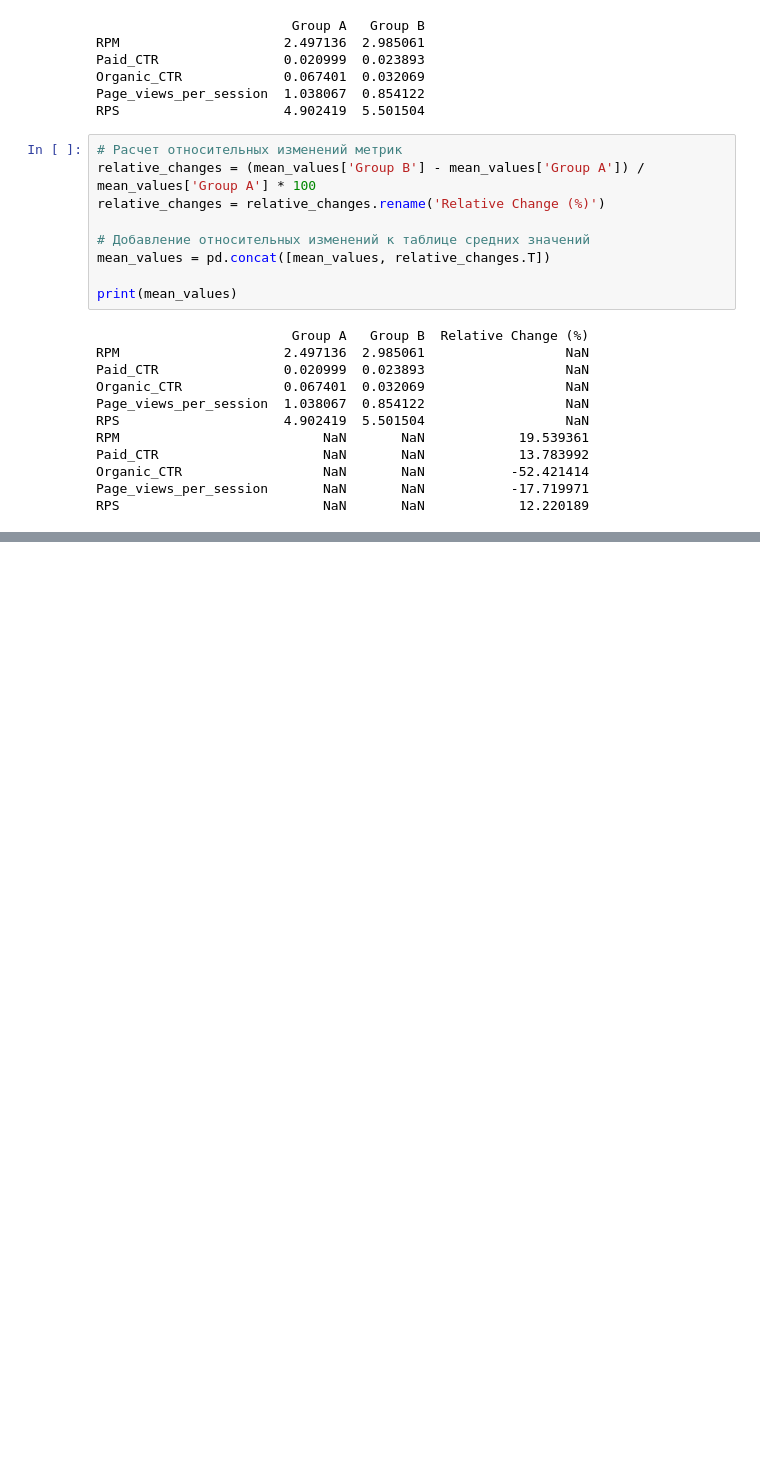
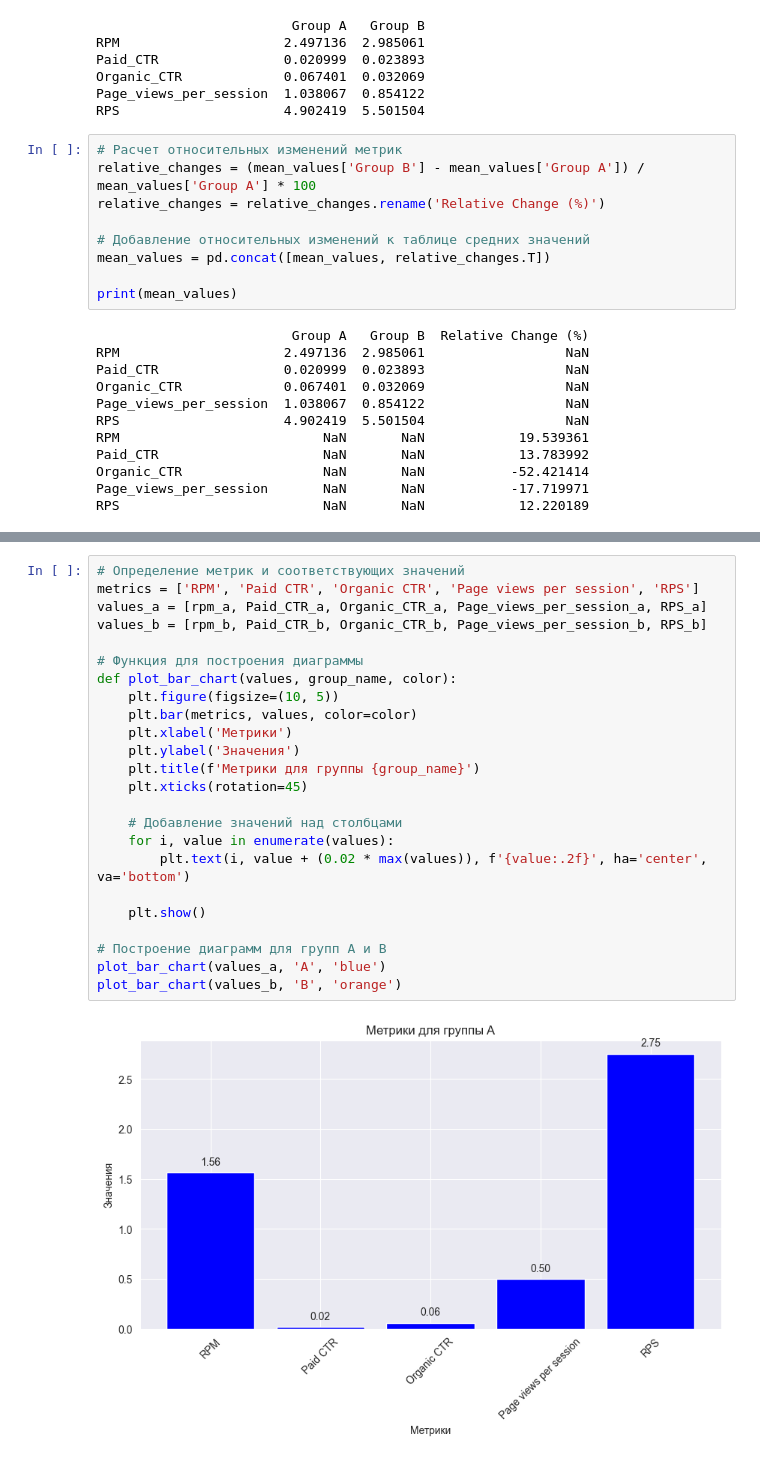
Before and after one commit to Ascorbinushka/A_B-test-S, a Jupyter notebook: end-to-end_project/marketpele_ab_test.ipynb, the cells around one changed output, grey strips where cells are left out. Saved outputs shown, nothing was run; the diff lists cells and outputs as text; blank space fills up the shorter version.

Commit message:
Визуализация метрик

```diff
--- a/end-to-end_project/marketpele_ab_test.ipynb
+++ b/end-to-end_project/marketpele_ab_test.ipynb
@@ -248,0 +271,26 @@ RPS                          NaN       NaN            12.220189
+# %%
+# Определение метрик и соответствующих значений
+metrics = ['RPM', 'Paid CTR', 'Organic CTR', 'Page views per session', 'RPS']
+values_a = [rpm_a, Paid_CTR_a, Organic_CTR_a, Page_views_per_session_a, RPS_a]
+values_b = [rpm_b, Paid_CTR_b, Organic_CTR_b, Page_views_per_session_b, RPS_b]
+
+# Функция для построения диаграммы
+def plot_bar_chart(values, group_name, color):
+    plt.figure(figsize=(10, 5))
+    plt.bar(metrics, values, color=color)
+    plt.xlabel('Метрики')
+    plt.ylabel('Значения')
+    plt.title(f'Метрики для группы {group_name}')
+    plt.xticks(rotation=45)
+
+    # Добавление значений над столбцами
+    for i, value in enumerate(values):
+        plt.text(i, value + (0.02 * max(values)), f'{value:.2f}', ha='center', va='bottom')
+
+    plt.show()
+
+# Построение диаграмм для групп A и B
+plot_bar_chart(values_a, 'A', 'blue')
+plot_bar_chart(values_b, 'B', 'orange')
+# %% [output]
+[figure, added]
```
Also changed, not shown: parts of 7 cells of this notebook.
